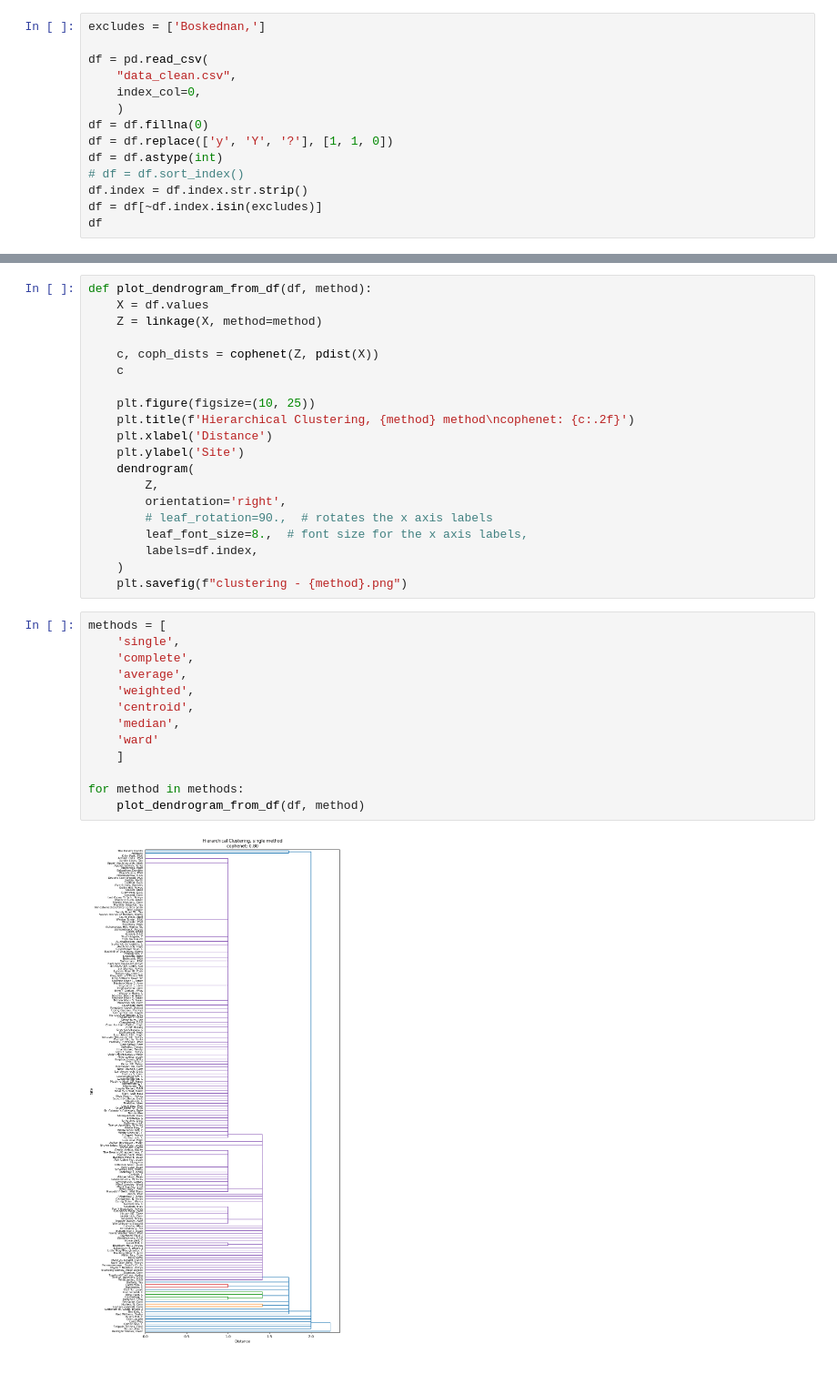
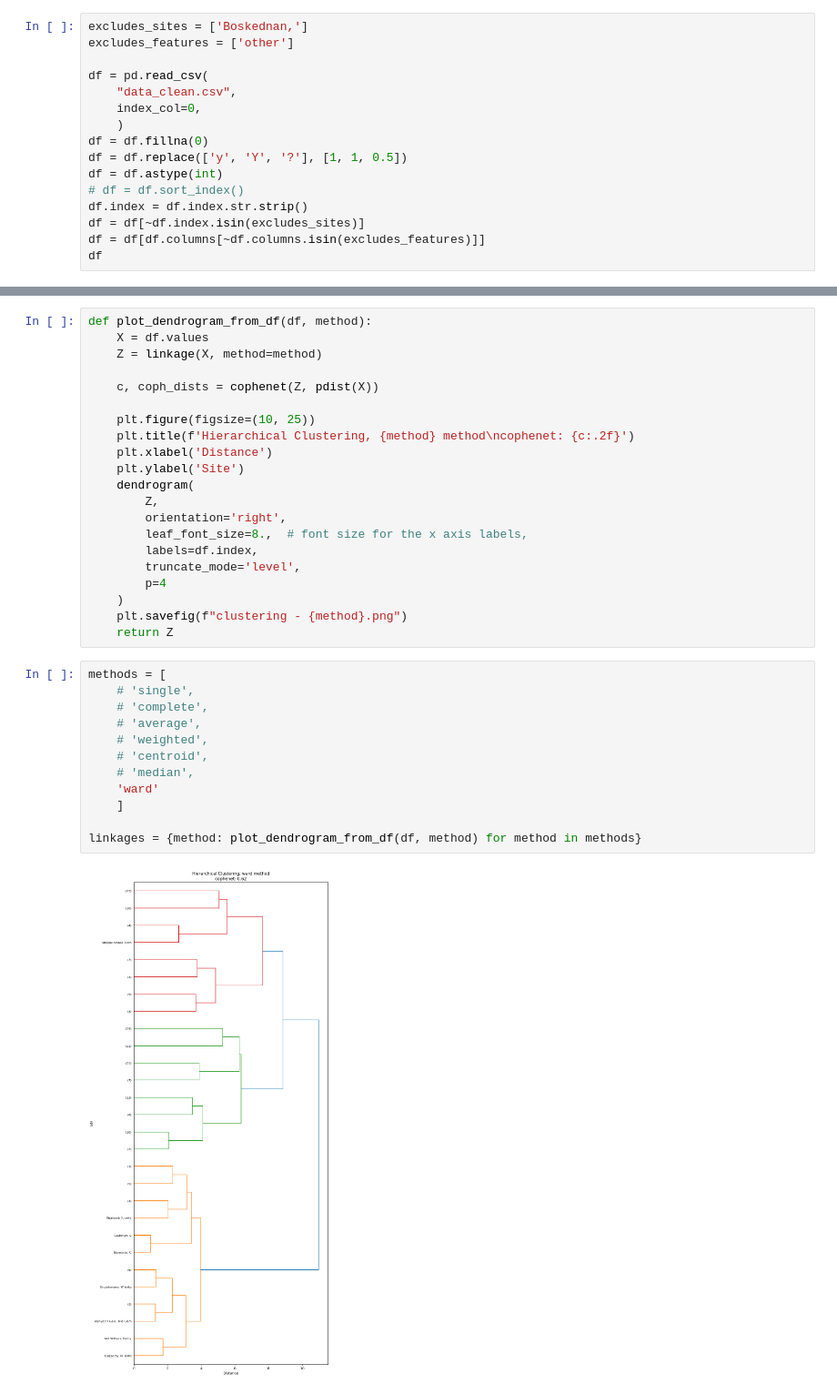
Before and after one commit to daveclare1/for-dad, a Jupyter notebook: monument-classes/monument_classification.ipynb, the cells around one changed output, grey strips where cells are left out. Shown at 91% size. Drawn from its saved outputs; the diff is of its cells as text.

```diff
--- a/monument-classes/monument_classification.ipynb
+++ b/monument-classes/monument_classification.ipynb
@@ -7,16 +10,18 @@ import matplotlib.pyplot as plt
 # %%
-excludes = ['Boskednan,']
+excludes_sites = ['Boskednan,']
+excludes_features = ['other']
 
 df = pd.read_csv(
     "data_clean.csv",
     index_col=0,
     )
 df = df.fillna(0)
-df = df.replace(['y', 'Y', '?'], [1, 1, 0])
+df = df.replace(['y', 'Y', '?'], [1, 1, 0.5])
 df = df.astype(int)
 # df = df.sort_index()
 df.index = df.index.str.strip()
-df = df[~df.index.isin(excludes)]
+df = df[~df.index.isin(excludes_sites)]
+df = df[df.columns[~df.columns.isin(excludes_features)]]
 df
 # %% [output]
 |  | standing stones/bouldrers | orthostats/boulders and bank | ditch and bank | bank | stones on or protrude from mound | ... |
@@ -38,7 +43,6 @@ def plot_dendrogram_from_df(df, method):
     Z = linkage(X, method=method)
 
     c, coph_dists = cophenet(Z, pdist(X))
-    c
 
     plt.figure(figsize=(10, 25))
     plt.title(f'Hierarchical Clustering, {method} method\ncophenet: {c:.2f}')
@@ -47,23 +51,24 @@ def plot_dendrogram_from_df(df, method):
     dendrogram(
         Z,
         orientation='right',
-        # leaf_rotation=90.,  # rotates the x axis labels
         leaf_font_size=8.,  # font size for the x axis labels,
         labels=df.index,
+        truncate_mode='level',
+        p=4
     )
     plt.savefig(f"clustering - {method}.png")
+    return Z
 # %%
 methods = [
-    'single',
-    'complete',
-    'average',
-    'weighted',
-    'centroid',
-    'median',
+    # 'single',
+    # 'complete',
+    # 'average',
+    # 'weighted',
+    # 'centroid',
+    # 'median',
     'ward'
     ]
 
-for method in methods:
-    plot_dendrogram_from_df(df, method)
+linkages = {method: plot_dendrogram_from_df(df, method) for method in methods}
 # %% [output]
-[figure, old version]
+[figure, new version]
```
Also changed, not shown: parts of 6 cells of this notebook, 2 other files.
